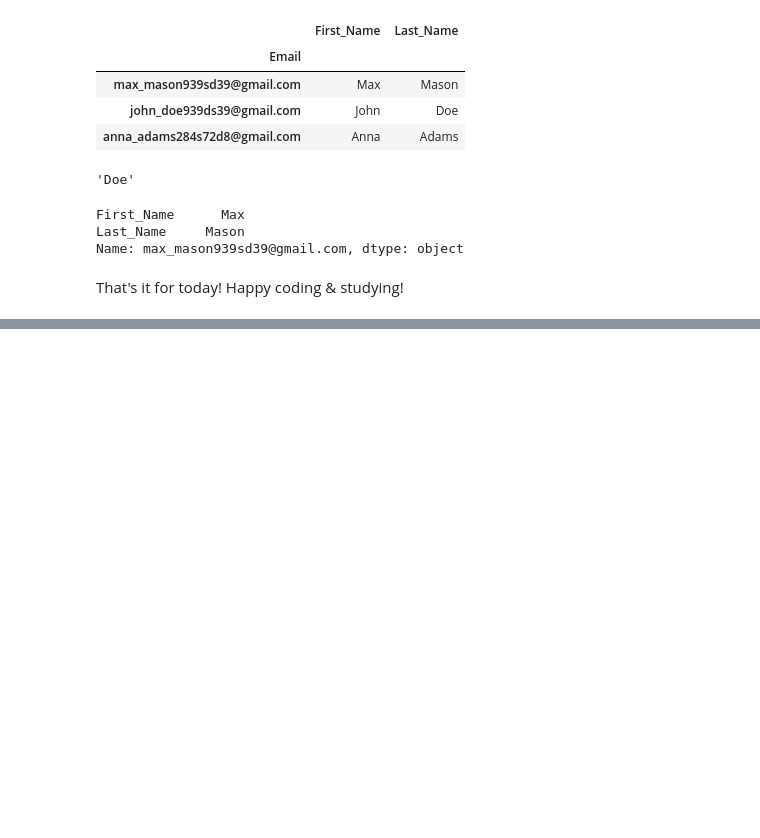
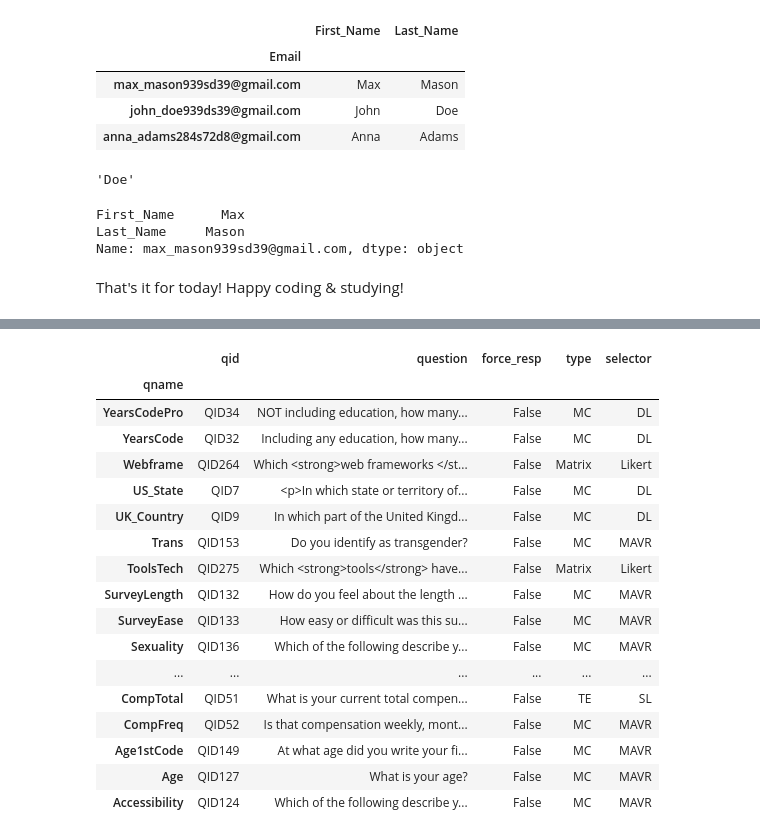
Before and after one commit to mitchxxmitch-code/Data-Cleaning-Tutorials, a Jupyter notebook: Data_Cleaning_Tutorial_with_Pandas.ipynb, the cells around one changed output, grey strips where cells are left out. Cells and saved outputs as stored; diff of their text form; code cells hidden in the pictures; blank space fills up the shorter version.

```diff
--- a/Data_Cleaning_Tutorial_with_Pandas.ipynb
+++ b/Data_Cleaning_Tutorial_with_Pandas.ipynb
@@ -399,0 +495,21 @@ That's it for today! Happy coding & studying!
+# %%
+schema_df.sort_index(ascending=False)
+# %% [output]
+|  | qid | question | force_resp | type | selector |
+| qname |  |  |  |  |  |
+| YearsCodePro | QID34 | NOT including education, how many... | False | MC | DL |
+| YearsCode | QID32 | Including any education, how many... | False | MC | DL |
+| Webframe | QID264 | Which <strong>web frameworks </st... | False | Matrix | Likert |
+| US_State | QID7 | <p>In which state or territory of... | False | MC | DL |
+| UK_Country | QID9 | In which part of the United Kingd... | False | MC | DL |
+| Trans | QID153 | Do you identify as transgender? | False | MC | MAVR |
+| ToolsTech | QID275 | Which <strong>tools</strong> have... | False | Matrix | Likert |
+| SurveyLength | QID132 | How do you feel about the length ... | False | MC | MAVR |
+| SurveyEase | QID133 | How easy or difficult was this su... | False | MC | MAVR |
+| Sexuality | QID136 | Which of the following describe y... | False | MC | MAVR |
+| ... | ... | ... | ... | ... | ... |
+| CompTotal | QID51 | What is your current total compen... | False | TE | SL |
+| CompFreq | QID52 | Is that compensation weekly, mont... | False | MC | MAVR |
+| Age1stCode | QID149 | At what age did you write your fi... | False | MC | MAVR |
+| Age | QID127 | What is your age? | False | MC | MAVR |
+| Accessibility | QID124 | Which of the following describe y... | False | MC | MAVR |
```
Also changed, not shown: parts of 13 cells of this notebook.
